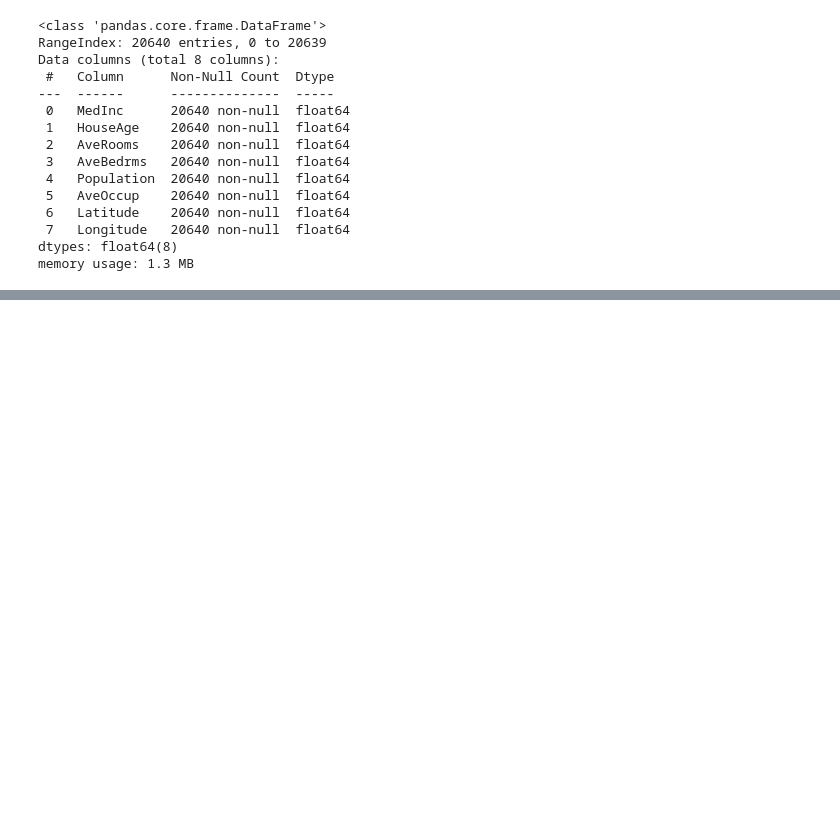
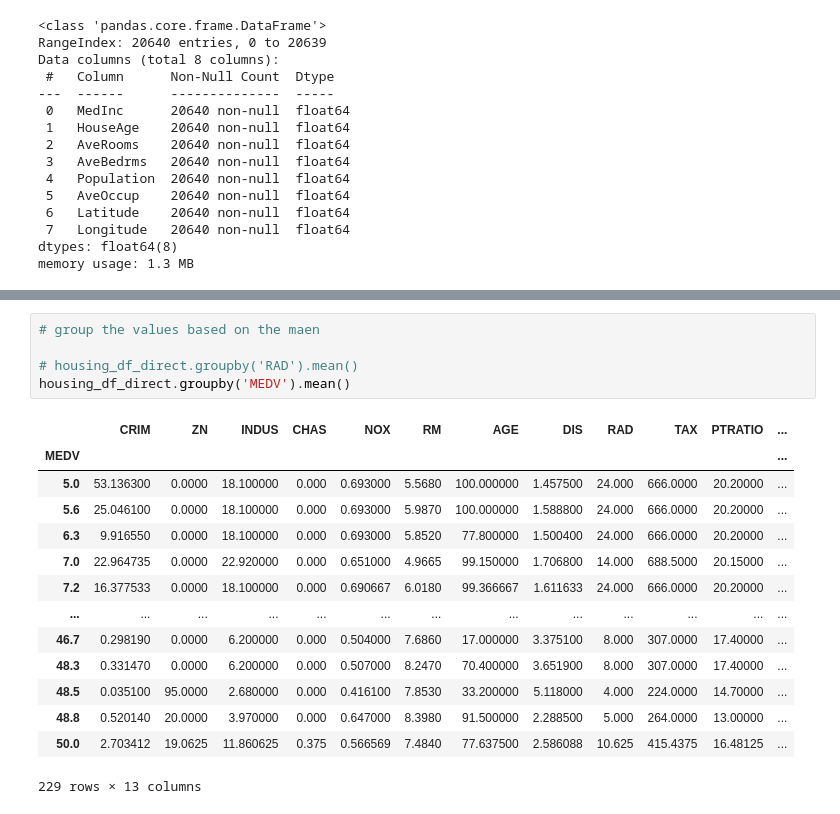
Before and after one commit to officialaryansingh/pandas_learning, a Jupyter notebook: pandas_fundamental.ipynb, the cells around one changed output, grey strips where cells are left out. Saved outputs shown, nothing was run; the diff lists cells and outputs as text; blank space fills up the shorter version.

Commit message:
grouping of data set in housing.csv file

```diff
--- a/pandas_fundamental.ipynb
+++ b/pandas_fundamental.ipynb
@@ -277,0 +391,20 @@ memory usage: 1.3 MB
+# %%
+# group the values based on the maen
+
+# housing_df_direct.groupby('RAD').mean()
+housing_df_direct.groupby('MEDV').mean()
+# %% [output]
+|  | CRIM | ZN | INDUS | CHAS | NOX | RM | AGE | DIS | RAD | TAX | PTRATIO | ... |
+| MEDV |  |  |  |  |  |  |  |  |  |  |  | ... |
+| 5.0 | 53.136300 | 0.0000 | 18.100000 | 0.000 | 0.693000 | 5.5680 | 100.000000 | 1.457500 | 24.000 | 666.0000 | 20.20000 | ... |
+| 5.6 | 25.046100 | 0.0000 | 18.100000 | 0.000 | 0.693000 | 5.9870 | 100.000000 | 1.588800 | 24.000 | 666.0000 | 20.20000 | ... |
+| 6.3 | 9.916550 | 0.0000 | 18.100000 | 0.000 | 0.693000 | 5.8520 | 77.800000 | 1.500400 | 24.000 | 666.0000 | 20.20000 | ... |
+| 7.0 | 22.964735 | 0.0000 | 22.920000 | 0.000 | 0.651000 | 4.9665 | 99.150000 | 1.706800 | 14.000 | 688.5000 | 20.15000 | ... |
+| 7.2 | 16.377533 | 0.0000 | 18.100000 | 0.000 | 0.690667 | 6.0180 | 99.366667 | 1.611633 | 24.000 | 666.0000 | 20.20000 | ... |
+| ... | ... | ... | ... | ... | ... | ... | ... | ... | ... | ... | ... | ... |
+| 46.7 | 0.298190 | 0.0000 | 6.200000 | 0.000 | 0.504000 | 7.6860 | 17.000000 | 3.375100 | 8.000 | 307.0000 | 17.40000 | ... |
+| 48.3 | 0.331470 | 0.0000 | 6.200000 | 0.000 | 0.507000 | 8.2470 | 70.400000 | 3.651900 | 8.000 | 307.0000 | 17.40000 | ... |
+| 48.5 | 0.035100 | 95.0000 | 2.680000 | 0.000 | 0.416100 | 7.8530 | 33.200000 | 5.118000 | 4.000 | 224.0000 | 14.70000 | ... |
+| 48.8 | 0.520140 | 20.0000 | 3.970000 | 0.000 | 0.647000 | 8.3980 | 91.500000 | 2.288500 | 5.000 | 264.0000 | 13.00000 | ... |
+| 50.0 | 2.703412 | 19.0625 | 11.860625 | 0.375 | 0.566569 | 7.4840 | 77.637500 | 2.586088 | 10.625 | 415.4375 | 16.48125 | ... |
+229 rows × 13 columns
```
Also changed, not shown: parts of 13 cells of this notebook.
